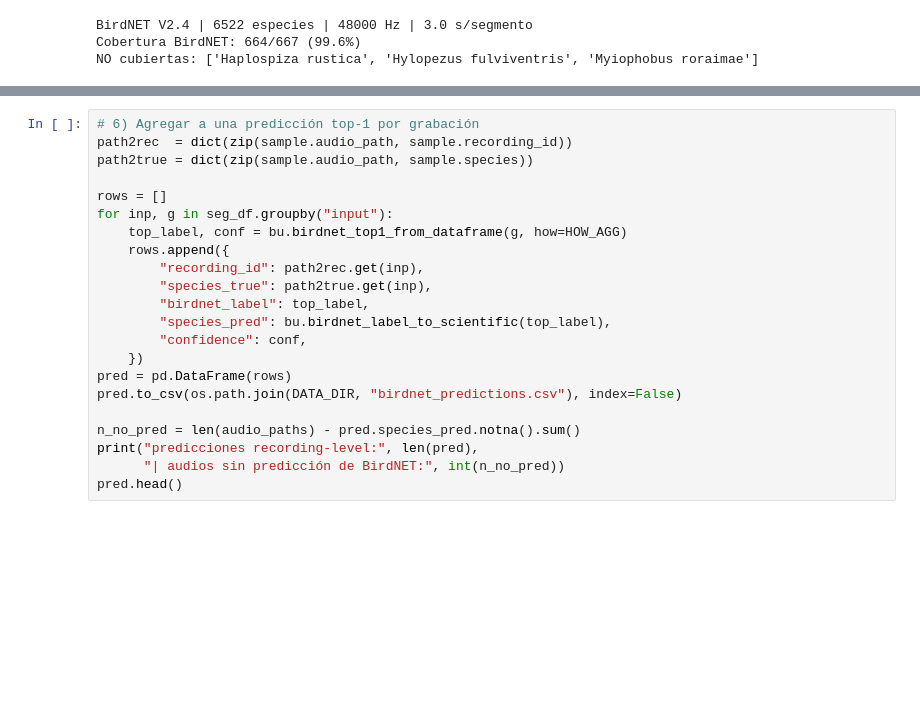
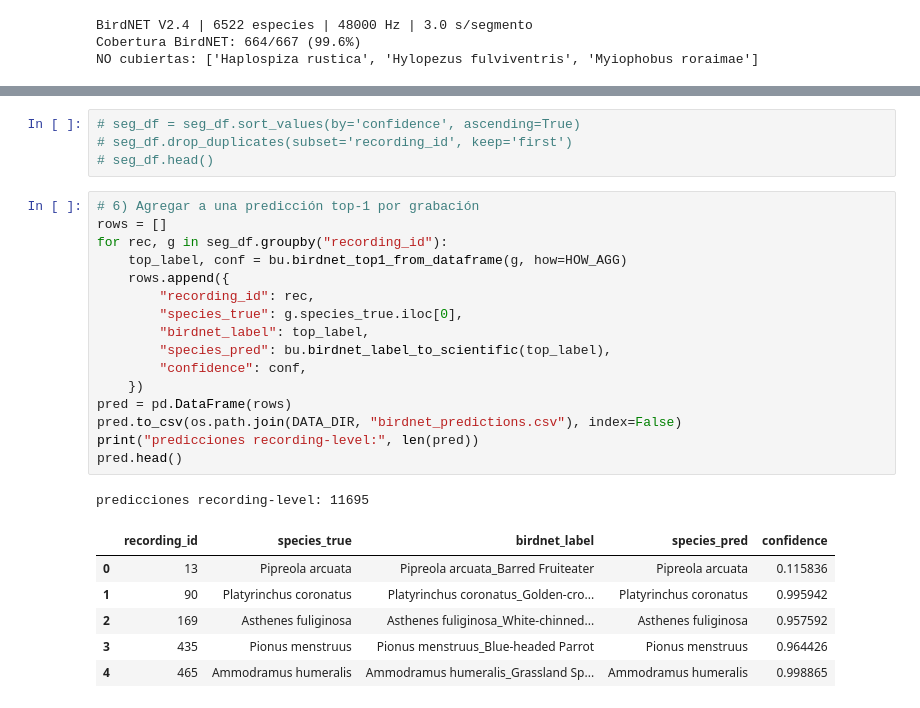
Before and after one commit to camiloacp/The-Evolutionary-Structure-of-Acoustic-Learnability-A-Deep-Learning-Approach-to-Neotropical-Birdsong, a Jupyter notebook: notebooks/20_birdnet_comparison.ipynb, the cells around one changed output, grey strips where cells are left out. Saved outputs shown, nothing was run; the diff lists cells and outputs as text; blank space fills up the shorter version.

```diff
--- a/notebooks/20_birdnet_comparison.ipynb
+++ b/notebooks/20_birdnet_comparison.ipynb
@@ -197,25 +216,31 @@ seg_df.head()
+# %%
+# seg_df = seg_df.sort_values(by='confidence', ascending=True)
+# seg_df.drop_duplicates(subset='recording_id', keep='first')
+# seg_df.head()
 # %%
 # 6) Agregar a una predicción top-1 por grabación
-path2rec  = dict(zip(sample.audio_path, sample.recording_id))
-path2true = dict(zip(sample.audio_path, sample.species))
-
 rows = []
-for inp, g in seg_df.groupby("input"):
+for rec, g in seg_df.groupby("recording_id"):
     top_label, conf = bu.birdnet_top1_from_dataframe(g, how=HOW_AGG)
     rows.append({
-        "recording_id": path2rec.get(inp),
-        "species_true": path2true.get(inp),
+        "recording_id": rec,
+        "species_true": g.species_true.iloc[0],
         "birdnet_label": top_label,
         "species_pred": bu.birdnet_label_to_scientific(top_label),
         "confidence": conf,
     })
 pred = pd.DataFrame(rows)
 pred.to_csv(os.path.join(DATA_DIR, "birdnet_predictions.csv"), index=False)
-
-n_no_pred = len(audio_paths) - pred.species_pred.notna().sum()
-print("predicciones recording-level:", len(pred),
-      "| audios sin predicción de BirdNET:", int(n_no_pred))
+print("predicciones recording-level:", len(pred))
 pred.head()
+# %% [output]
+predicciones recording-level: 11695
+|  | recording_id | species_true | birdnet_label | species_pred | confidence |
+| 0 | 13 | Pipreola arcuata | Pipreola arcuata_Barred Fruiteater | Pipreola arcuata | 0.115836 |
+| 1 | 90 | Platyrinchus coronatus | Platyrinchus coronatus_Golden-cro... | Platyrinchus coronatus | 0.995942 |
+| 2 | 169 | Asthenes fuliginosa | Asthenes fuliginosa_White-chinned... | Asthenes fuliginosa | 0.957592 |
+| 3 | 435 | Pionus menstruus | Pionus menstruus_Blue-headed Parrot | Pionus menstruus | 0.964426 |
+| 4 | 465 | Ammodramus humeralis | Ammodramus humeralis_Grassland Sp... | Ammodramus humeralis | 0.998865 |
 # %%
 # 7) Métricas de BirdNET sobre la muestra (recording-level)
 from sklearn.metrics import accuracy_score, f1_score, precision_score, recall_score
```
Also changed, not shown: parts of 6 cells of this notebook, 6 other files.
